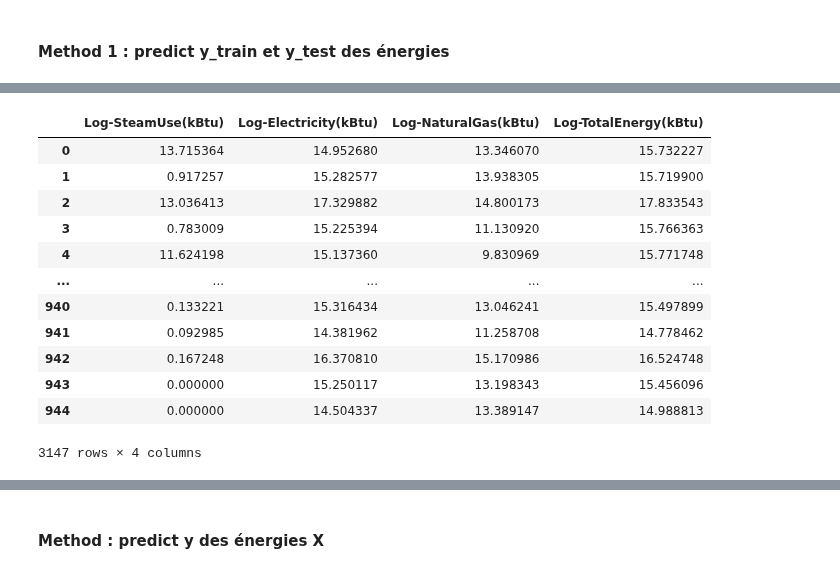
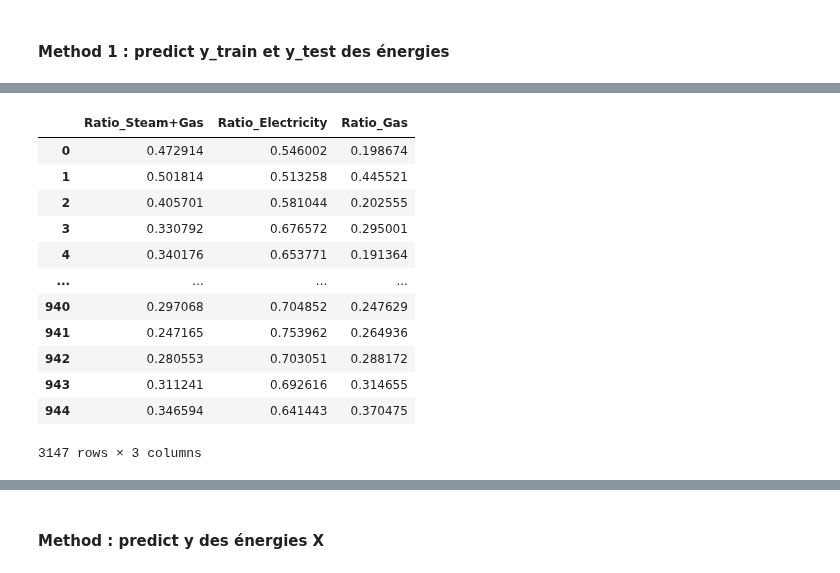
Before and after one commit to oumeima-elgharbi/P4_Data_Science_OpenClassrooms, a Jupyter notebook: TEST_Feature_Engineering_CO2.ipynb, the cells around one changed output, grey strips where cells are left out. Saved outputs shown, nothing was run; the diff lists cells and outputs as text; code cells hidden in the pictures.

```diff
--- a/TEST_Feature_Engineering_CO2.ipynb
+++ b/TEST_Feature_Engineering_CO2.ipynb
@@ -23,3 +23,15 @@ print("Seed value: ", seed)
 Seed value:  1
 # %% [markdown]
 #### Method 1 : predict y_train et y_test des énergies
+# %%
+all_energy_dir = ["steam", "electricity", "gas" ] #"total_energy"
+all_energy_names = ["Ratio_Steam+Gas", "Ratio_Electricity", "Ratio_Gas", ] #"Log-TotalEnergy(kBtu)"
+# %%
+train_energy_file = r"C:\Users\oumei\Documents\OC_projets\P4\P4_Data_Science_OpenClassrooms\model\test\ratio\train_ratio.csv"
+test_energy_file = r"C:\Users\oumei\Documents\OC_projets\P4\P4_Data_Science_OpenClassrooms\model\test\ratio\test_ratio.csv"
+
+train_energy = pd.read_csv(train_energy_file, sep=",")
+test_energy = pd.read_csv(test_energy_file, sep=",")
+
+X_train_energy = train_energy.iloc[:, :-4]
+X_test_energy = test_energy.iloc[:, :-4]
@@ -26,51 +79,44 @@ Seed value:  1
 # %%
-all_energy_dir = ["steam", "electricity", "gas", "total_energy"]
-all_energy_names = ["Log-SteamUse(kBtu)", "Log-Electricity(kBtu)", "Log-NaturalGas(kBtu)", "Log-TotalEnergy(kBtu)"]
 
-train_energy_file = "./dataset/cleaned/energy/train_energy.csv"
-train_energy = pd.read_csv(train_energy_file, sep=",")
-X_train_energy = train_energy.iloc[:, :-4]
-
-test_energy_file = "./dataset/cleaned/energy/test_energy.csv"
-test_energy = pd.read_csv(test_energy_file, sep=",")
-X_test_energy = test_energy.iloc[:, :-4]
 
 for index, energy_dir in enumerate(all_energy_dir):
 
     # we load each best model for each energy features
     filename = 'model/{}/best_model_{}.sav'.format(energy_dir, energy_dir)
     best_model_energy = pickle.load(open(filename, 'rb'))
 
     y_pred_train_energy = best_model_energy.predict(X_train_energy)
     series_y_pred_train = pd.Series(y_pred_train_energy)
     # we put into one Series the prediction of the train set and test set
     df_pred_train = pd.DataFrame(series_y_pred_train, columns=[all_energy_names[index]])
     #display(df_pred_train) # OK
 
     y_pred_test_energy = best_model_energy.predict(X_test_energy)
     series_y_pred_test = pd.Series(y_pred_test_energy)
     df_pred_test = pd.DataFrame(series_y_pred_test, columns=[all_energy_names[index]])
     #display(df_pred_test) # OK
 
     df = pd.concat([df_pred_train, df_pred_test])
 
     if index == 0:
         df_energy = pd.DataFrame({})
     df_energy = pd.concat([df_energy, df], axis=1)
 
 display(df_energy)
+
+#df_energy_CO2 = pd.concat([df_energy, ])
 # %% [output]
-|  | Log-SteamUse(kBtu) | Log-Electricity(kBtu) | Log-NaturalGas(kBtu) | Log-TotalEnergy(kBtu) |
-| 0 | 13.715364 | 14.952680 | 13.346070 | 15.732227 |
-| 1 | 0.917257 | 15.282577 | 13.938305 | 15.719900 |
-| 2 | 13.036413 | 17.329882 | 14.800173 | 17.833543 |
-| 3 | 0.783009 | 15.225394 | 11.130920 | 15.766363 |
-| 4 | 11.624198 | 15.137360 | 9.830969 | 15.771748 |
-| ... | ... | ... | ... | ... |
-| 940 | 0.133221 | 15.316434 | 13.046241 | 15.497899 |
-| 941 | 0.092985 | 14.381962 | 11.258708 | 14.778462 |
-| 942 | 0.167248 | 16.370810 | 15.170986 | 16.524748 |
-| 943 | 0.000000 | 15.250117 | 13.198343 | 15.456096 |
-| 944 | 0.000000 | 14.504337 | 13.389147 | 14.988813 |
+|  | Ratio_Steam+Gas | Ratio_Electricity | Ratio_Gas |
+| 0 | 0.472914 | 0.546002 | 0.198674 |
+| 1 | 0.501814 | 0.513258 | 0.445521 |
+| 2 | 0.405701 | 0.581044 | 0.202555 |
+| 3 | 0.330792 | 0.676572 | 0.295001 |
+| 4 | 0.340176 | 0.653771 | 0.191364 |
+| ... | ... | ... | ... |
+| 940 | 0.297068 | 0.704852 | 0.247629 |
+| 941 | 0.247165 | 0.753962 | 0.264936 |
+| 942 | 0.280553 | 0.703051 | 0.288172 |
+| 943 | 0.311241 | 0.692616 | 0.314655 |
+| 944 | 0.346594 | 0.641443 | 0.370475 |
-3147 rows × 4 columns
+3147 rows × 3 columns
 # %%
```
Also changed, not shown: parts of 15 cells of this notebook, 3 other files.
